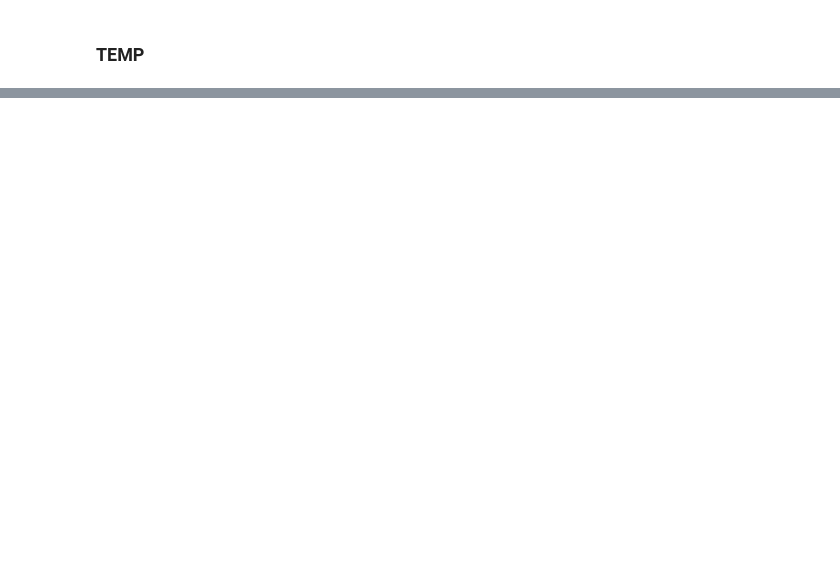
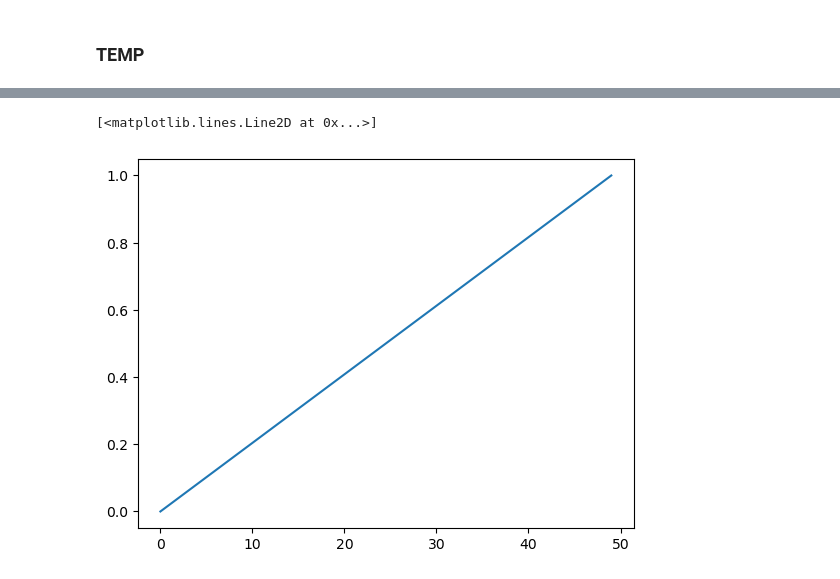
Before and after one commit to KlaasWillems/electronTransportCode, a Jupyter notebook: numericalExperiments/pointSource/PointSourceTest.ipynb, the cells around one changed output, grey strips where cells are left out. Drawn from its saved outputs; the diff is of its cells as text; code cells hidden in the pictures; blank space fills up the shorter version.

```diff
--- a/numericalExperiments/pointSource/PointSourceTest.ipynb
+++ b/numericalExperiments/pointSource/PointSourceTest.ipynb
@@ -249,0 +254,6 @@ fluenceEstimator.scoreMatrix.sum()
+# %%
+fig, ax = plt.subplots()
+ax.plot(np.linspace(0, 1))
+# %% [output]
+[<matplotlib.lines.Line2D at 0x...>]
+[figure, added]
```
Also changed, not shown: parts of 7 cells of this notebook, 5 other files.
